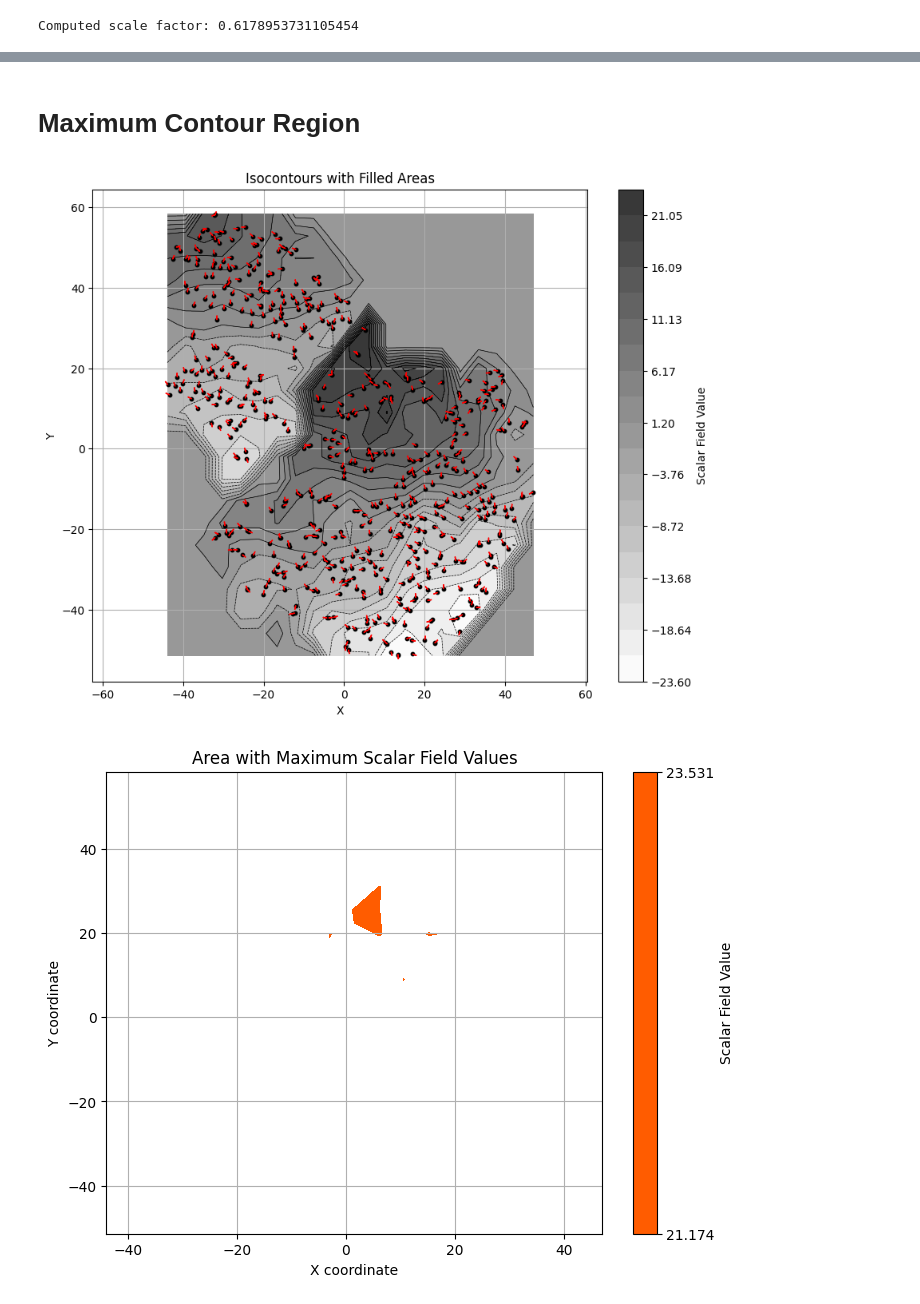
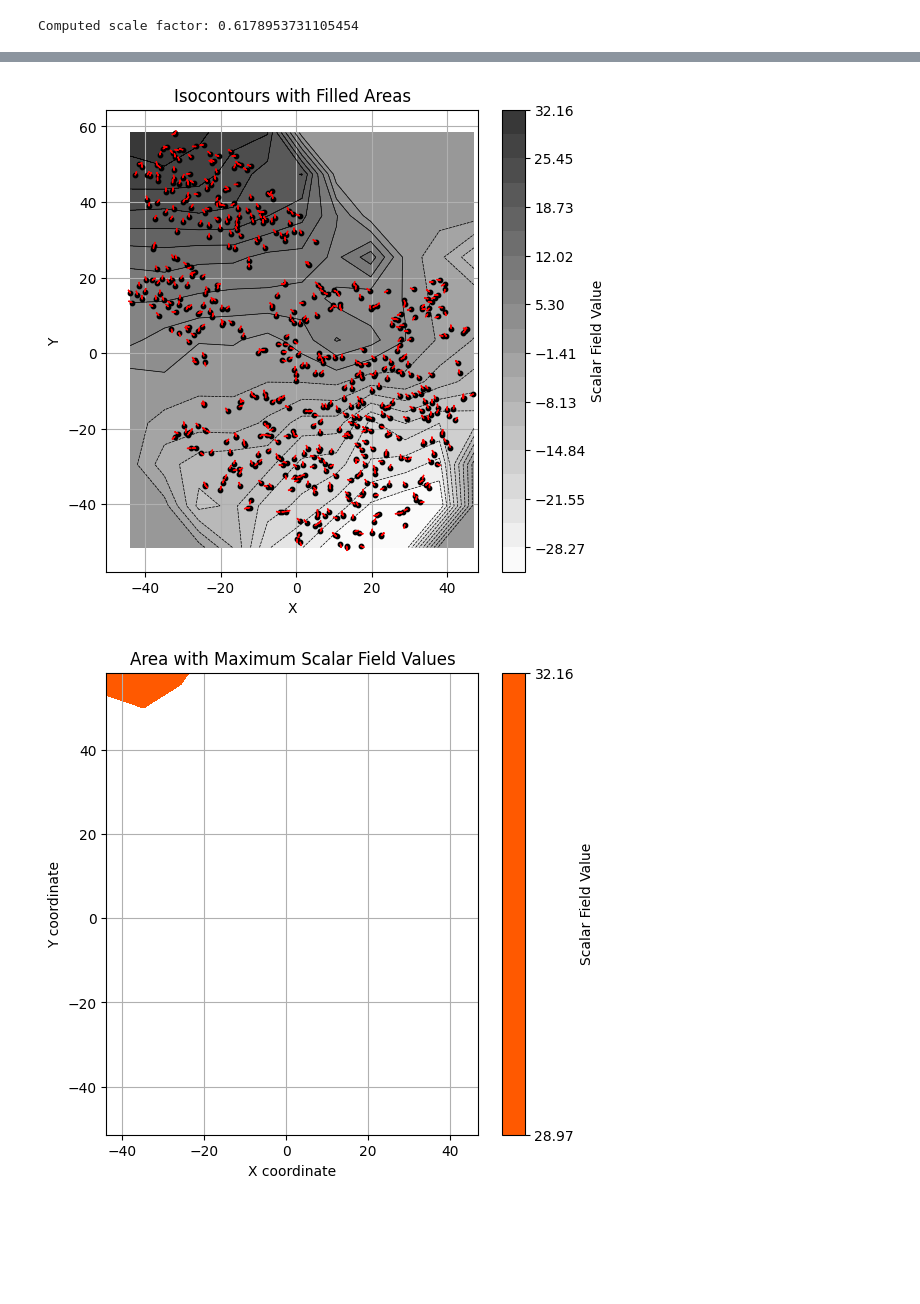
Before and after one commit to jiahaoxu14/FeatureWind, a Jupyter notebook: featurewind.ipynb, the cells around one changed output, grey strips where cells are left out. Cells and saved outputs as stored; diff of their text form; code cells hidden in the pictures; blank space fills up the shorter version.

```diff
--- a/featurewind.ipynb
+++ b/featurewind.ipynb
@@ -56,19 +53,0 @@ Computed scale factor: 0.6178953731105454
-# %%
-vector_index = 2
-
-plt.figure(figsize=(8, 6))
-
-for point in points:
-    px, py = point.position[0], point.position[1]
-    vx = point.gradient_vectors[vector_index][0]
-    vy = point.gradient_vectors[vector_index][1]
-
-    plt.scatter(px, py, color='blue', s=5)
-    plt.quiver(px, py, vx, vy, angles='xy', scale_units='xy', scale=1, color='red')
-
-plt.title("Specified Vector for Every Point")
-plt.xlabel("X coordinate")
-plt.ylabel("Y coordinate")
-plt.grid(True)
-plt.axis('equal')
-plt.show()
@@ -77,11 +54,9 @@ plt.show()
-# %% [markdown]
-# Maximum Contour Region
 # %%
 # Call the function with the points
 feature_idx = 2
-f_grid, X_grid, Y_grid, contour_levels = ScalarField.reconstruct_scalar_field(points, grid_size=20, feature_index=feature_idx)
+f_grid, X_grid, Y_grid, contour_levels = ScalarField.reconstruct_scalar_field(points, grid_size=10, feature_index=feature_idx)
 
-fig, ax = plt.subplots(figsize=(10, 8))
+fig, ax = plt.subplots(figsize=(6, 6))
 
 # Create a colormap
 cmap = plt.get_cmap('binary')
@@ -120,33 +95,33 @@ for point in points:
             gi_unit[0] * arrow_scale, gi_unit[1] * arrow_scale,
             head_width=0.1,
             head_length=0.1,
             fc='red',
             ec='red',
             length_includes_head=True,
             zorder=6
         )
 
 ax.set_title('Isocontours with Filled Areas')
 ax.set_xlabel('X')
 ax.set_ylabel('Y')
 ax.axis('equal')
 plt.grid(True)
 plt.show()
 
 # Assume f_grid, X_grid, Y_grid, _ are obtained from reconstruct_scalar_field(...)
 max_val = np.nanmax(f_grid)
 min_val = np.nanmin(f_grid)
 tolerance = 0.05 * (max_val - min_val)  # adjust 5% threshold as desired
 threshold = max_val - tolerance
 
-plt.figure(figsize=(8, 6))
+plt.figure(figsize=(6, 6))
 plt.contourf(X_grid, Y_grid, f_grid, levels=[threshold, max_val], cmap='hot')
 plt.colorbar(label="Scalar Field Value")
 plt.title("Area with Maximum Scalar Field Values")
 plt.xlabel("X coordinate")
 plt.ylabel("Y coordinate")
 plt.grid(True)
 plt.show()
 # %% [output]
-[figure, old version]
+[figure, new version]
-[figure, old version]
+[figure, new version]
```
Also changed, not shown: parts of 10 cells of this notebook.
